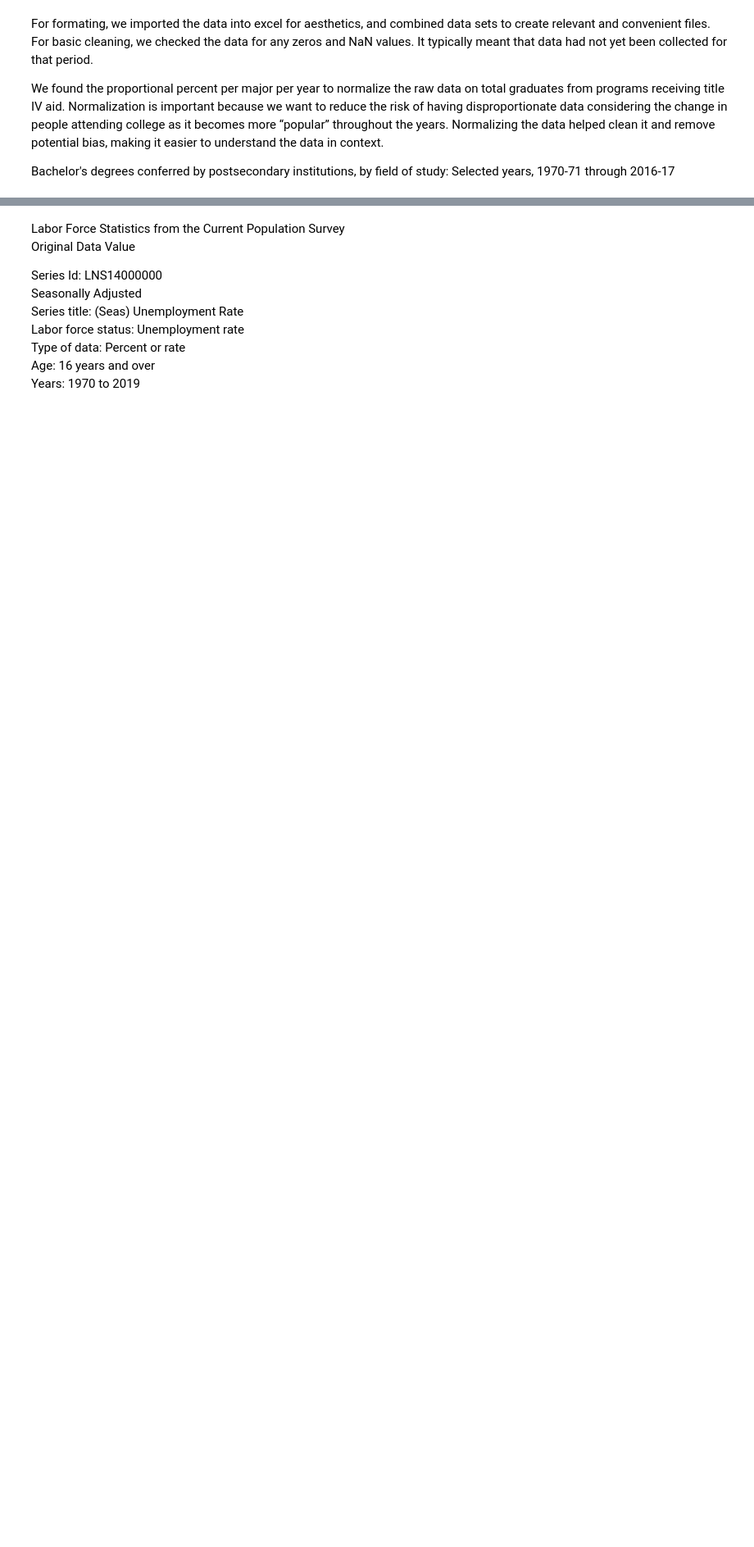
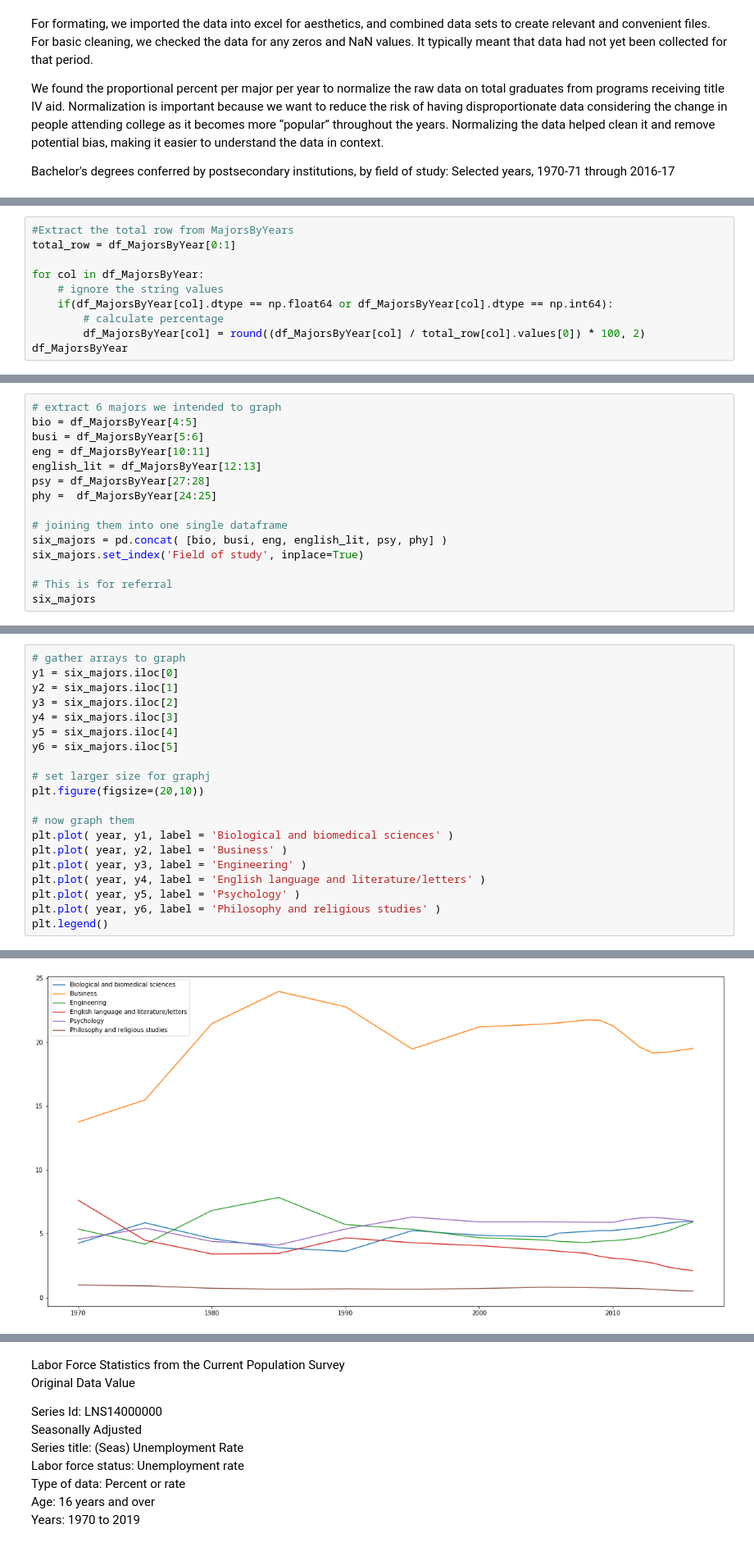
Before and after one commit to COGS108/group027, a Jupyter notebook: FinalProject.ipynb, the cells around one changed output, grey strips where cells are left out. Shown: that part at 82% size. Saved outputs shown, nothing was run; the diff lists cells and outputs as text; blank space fills up the shorter version.

Commit message:
update new algo, graphed all 6 majors

```diff
--- a/FinalProject.ipynb
+++ b/FinalProject.ipynb
@@ -221,0 +118,10 @@ plt.plot(year,array)
+# %%
+#Extract the total row from MajorsByYears
+total_row = df_MajorsByYear[0:1]
+
+for col in df_MajorsByYear:
+    # ignore the string values
+    if(df_MajorsByYear[col].dtype == np.float64 or df_MajorsByYear[col].dtype == np.int64):
+        # calculate percentage
+        df_MajorsByYear[col] = round((df_MajorsByYear[col] / total_row[col].values[0]) * 100, 2)
+df_MajorsByYear
@@ -221,0 +154,15 @@ plt.plot(year,array)
+# %%
+# extract 6 majors we intended to graph
+bio = df_MajorsByYear[4:5]
+busi = df_MajorsByYear[5:6]
+eng = df_MajorsByYear[10:11]
+english_lit = df_MajorsByYear[12:13]
+psy = df_MajorsByYear[27:28]
+phy =  df_MajorsByYear[24:25]
+
+# joining them into one single dataframe
+six_majors = pd.concat( [bio, busi, eng, english_lit, psy, phy] )
+six_majors.set_index('Field of study', inplace=True)
+
+# This is for referral
+six_majors
@@ -221,0 +178,21 @@ plt.plot(year,array)
+# %%
+# gather arrays to graph
+y1 = six_majors.iloc[0]
+y2 = six_majors.iloc[1]
+y3 = six_majors.iloc[2]
+y4 = six_majors.iloc[3]
+y5 = six_majors.iloc[4]
+y6 = six_majors.iloc[5]
+
+# set larger size for graphj
+plt.figure(figsize=(20,10))
+
+# now graph them
+plt.plot( year, y1, label = 'Biological and biomedical sciences' )
+plt.plot( year, y2, label = 'Business' )
+plt.plot( year, y3, label = 'Engineering' )
+plt.plot( year, y4, label = 'English language and literature/letters' )
+plt.plot( year, y5, label = 'Psychology' )
+plt.plot( year, y6, label = 'Philosophy and religious studies' )
+plt.legend()
+# %% [output]
@@ -221,0 +200 @@ plt.plot(year,array)
+[figure, added]
```
Also changed, not shown: parts of 17 cells of this notebook.
